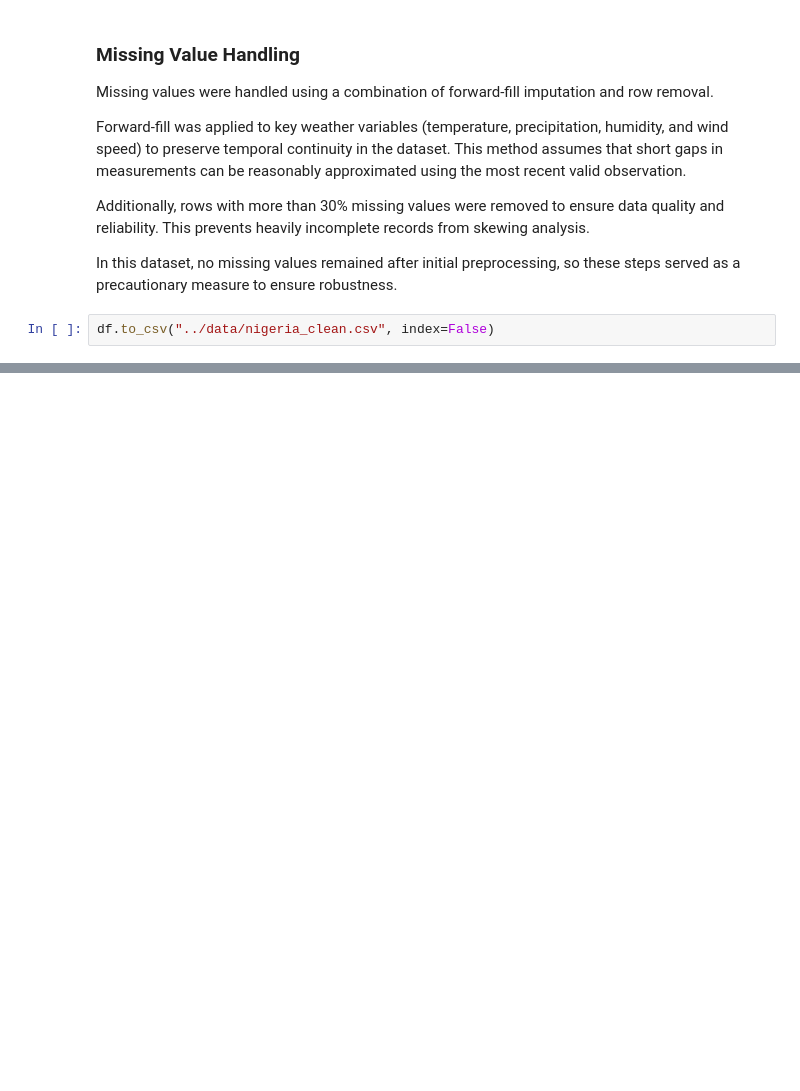
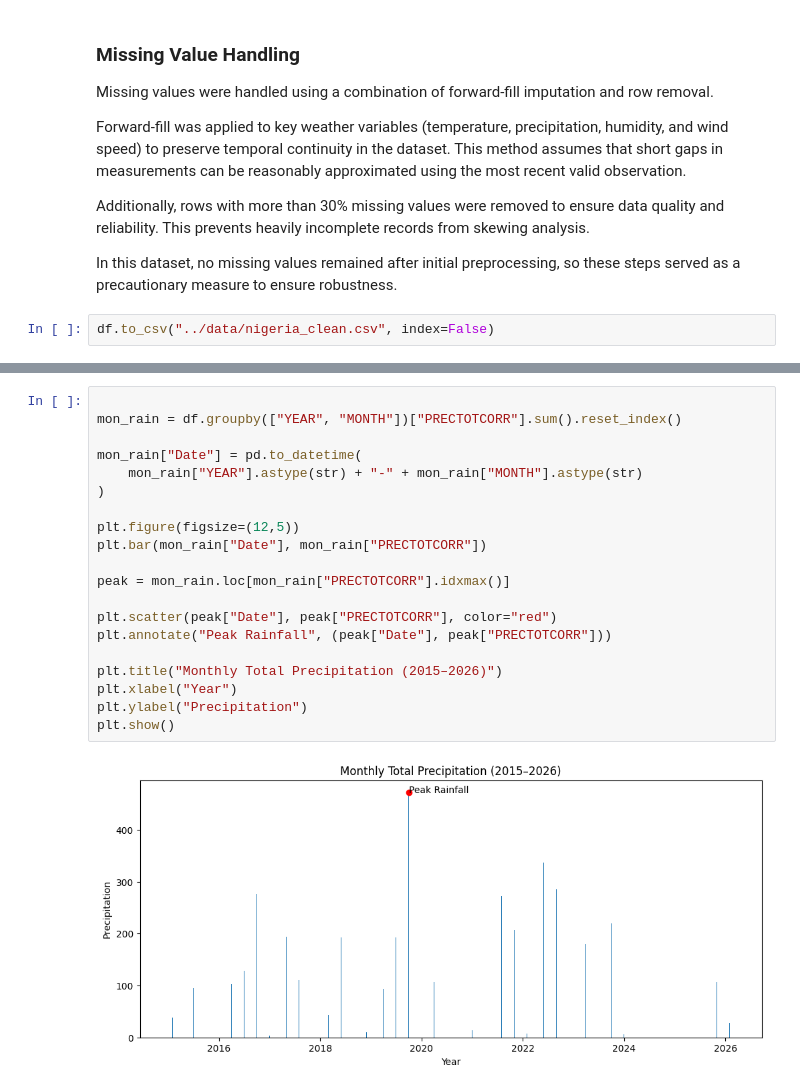
Before and after one commit to oim1999/climate-challenge-week0, a Jupyter notebook: notebooks/nigeria_eda.ipynb, the cells around one changed output, grey strips where cells are left out. Saved outputs shown, nothing was run; the diff lists cells and outputs as text; blank space fills up the shorter version.

```diff
--- a/notebooks/nigeria_eda.ipynb
+++ b/notebooks/nigeria_eda.ipynb
@@ -127,0 +159,22 @@ df.to_csv("../data/nigeria_clean.csv", index=False)
+# %%
+
+mon_rain = df.groupby(["YEAR", "MONTH"])["PRECTOTCORR"].sum().reset_index()
+
+mon_rain["Date"] = pd.to_datetime(
+    mon_rain["YEAR"].astype(str) + "-" + mon_rain["MONTH"].astype(str)
+)
+
+plt.figure(figsize=(12,5))
+plt.bar(mon_rain["Date"], mon_rain["PRECTOTCORR"])
+
+peak = mon_rain.loc[mon_rain["PRECTOTCORR"].idxmax()]
+
+plt.scatter(peak["Date"], peak["PRECTOTCORR"], color="red")
+plt.annotate("Peak Rainfall", (peak["Date"], peak["PRECTOTCORR"]))
+
+plt.title("Monthly Total Precipitation (2015–2026)")
+plt.xlabel("Year")
+plt.ylabel("Precipitation")
+plt.show()
+# %% [output]
+[figure, added]
```
Also changed, not shown: parts of 4 cells of this notebook.
